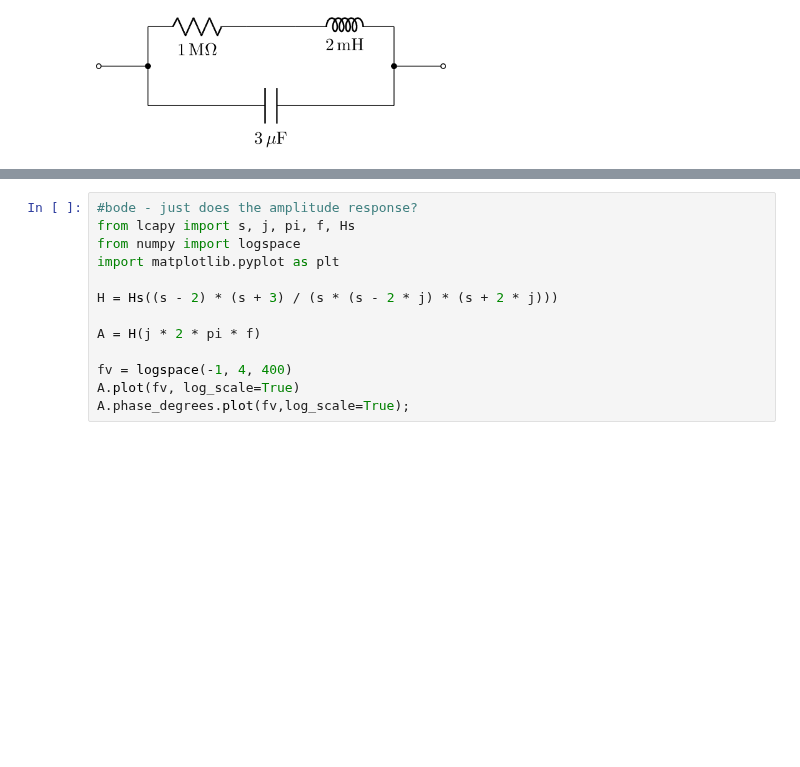
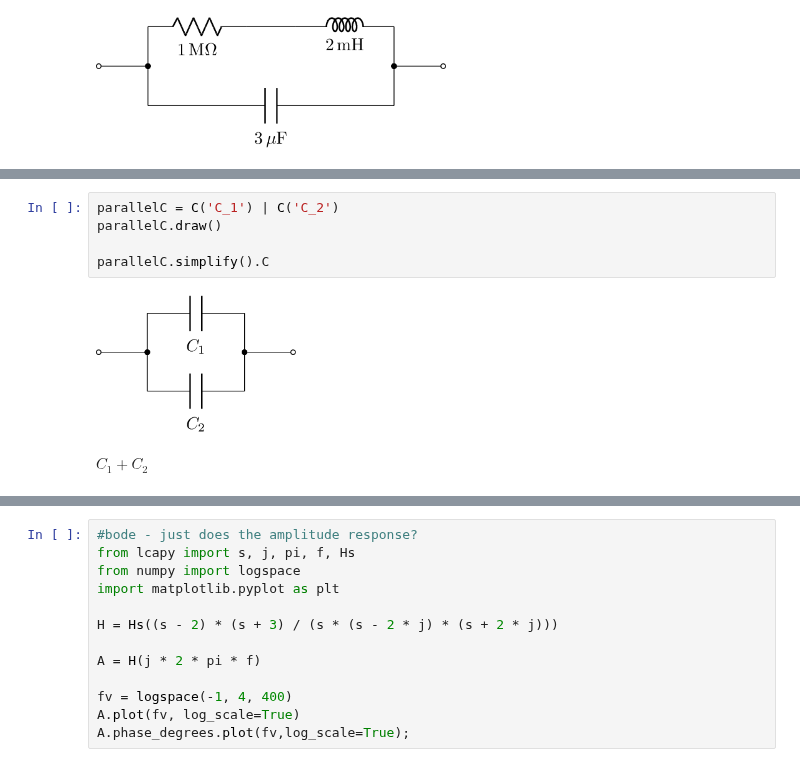
Before and after one commit to psychemedia/showntell, a Jupyter notebook: index_electronics.ipynb, the cells around one changed output, grey strips where cells are left out. Cells and saved outputs as stored; diff of their text form; blank space fills up the shorter version.

```diff
--- a/index_electronics.ipynb
+++ b/index_electronics.ipynb
@@ -266,0 +327,8 @@ cct2.draw()
+# %%
+parallelC = C('C_1') | C('C_2')
+parallelC.draw()
+
+parallelC.simplify().C
+# %% [output]
+[figure, added]
+$C_{1} + C_{2}$
```
Also changed, not shown: parts of 12 cells of this notebook.
